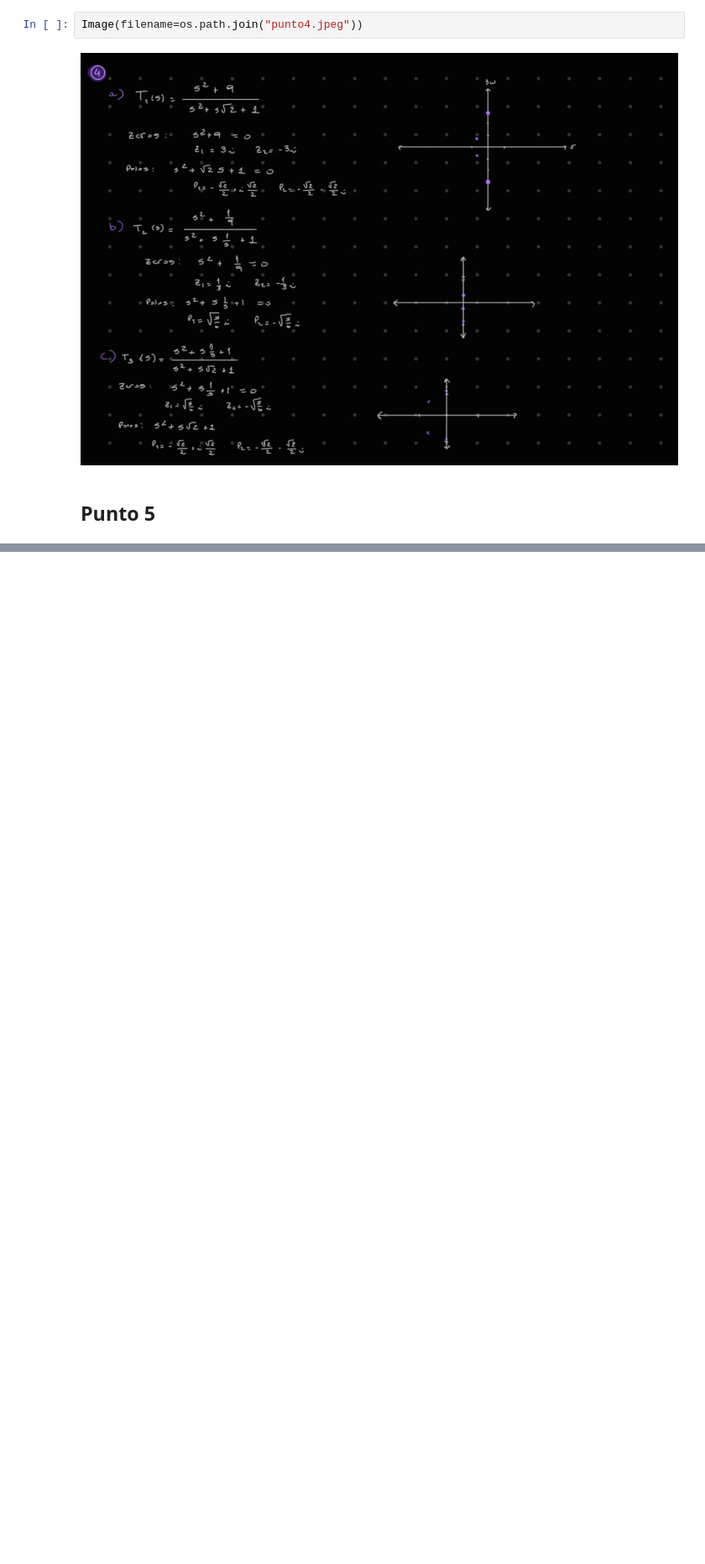
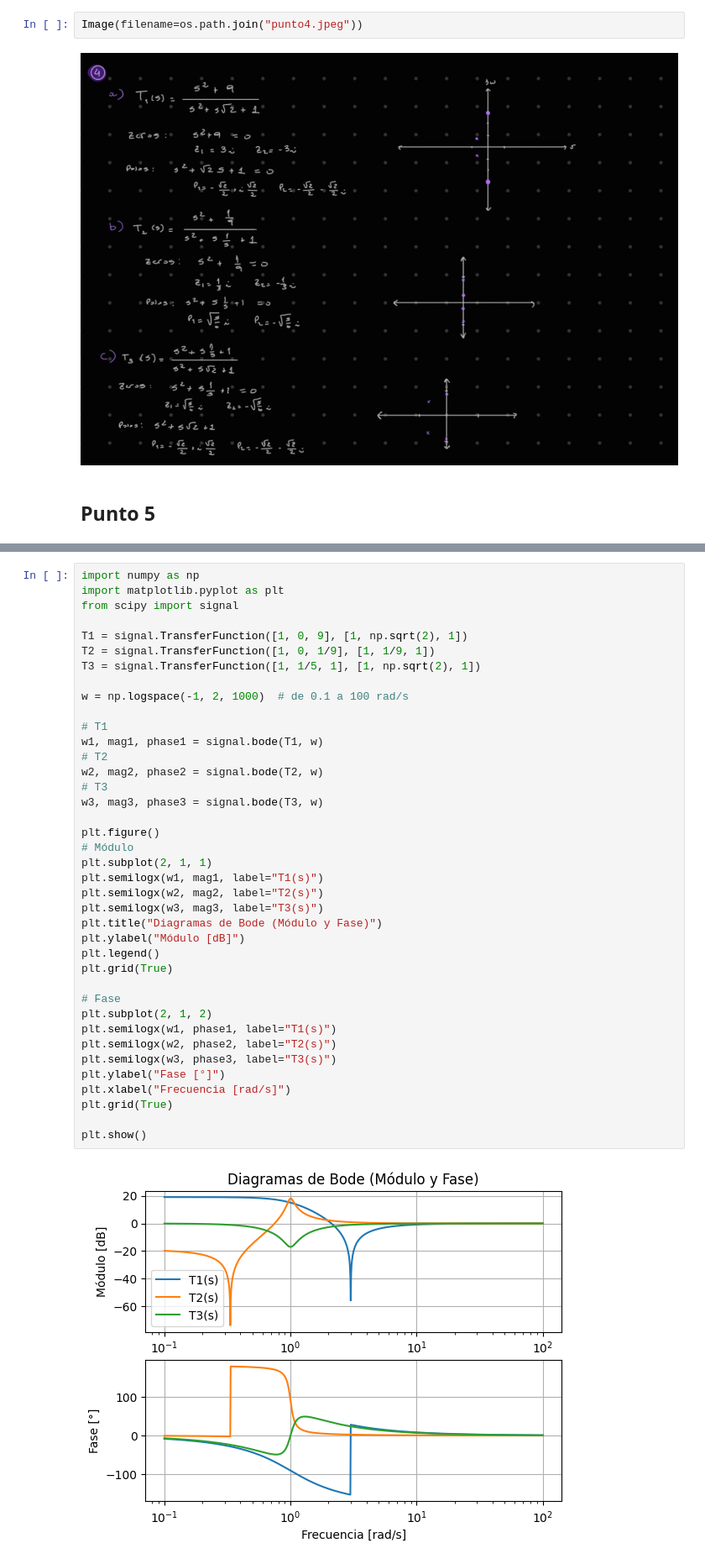
Before and after one commit to angiefantauzzofabio/APS, a Jupyter notebook: TS6/TS6.ipynb, the cells around one changed output, grey strips where cells are left out. Shown: that part at 84% size. Drawn from its saved outputs; the diff is of its cells as text; blank space fills up the shorter version.

```diff
--- a/TS6/TS6.ipynb
+++ b/TS6/TS6.ipynb
@@ -110,0 +125,41 @@ Image(filename=os.path.join("punto4.jpeg"))
+# %%
+import numpy as np
+import matplotlib.pyplot as plt
+from scipy import signal
+
+T1 = signal.TransferFunction([1, 0, 9], [1, np.sqrt(2), 1])
+T2 = signal.TransferFunction([1, 0, 1/9], [1, 1/9, 1])
+T3 = signal.TransferFunction([1, 1/5, 1], [1, np.sqrt(2), 1])
+
+w = np.logspace(-1, 2, 1000)  # de 0.1 a 100 rad/s
+
+# T1
+w1, mag1, phase1 = signal.bode(T1, w)
+# T2
+w2, mag2, phase2 = signal.bode(T2, w)
+# T3
+w3, mag3, phase3 = signal.bode(T3, w)
+
+plt.figure()
+# Módulo
+plt.subplot(2, 1, 1)
+plt.semilogx(w1, mag1, label="T1(s)")
+plt.semilogx(w2, mag2, label="T2(s)")
+plt.semilogx(w3, mag3, label="T3(s)")
+plt.title("Diagramas de Bode (Módulo y Fase)")
+plt.ylabel("Módulo [dB]")
+plt.legend()
+plt.grid(True)
+
+# Fase
+plt.subplot(2, 1, 2)
+plt.semilogx(w1, phase1, label="T1(s)")
+plt.semilogx(w2, phase2, label="T2(s)")
+plt.semilogx(w3, phase3, label="T3(s)")
+plt.ylabel("Fase [°]")
+plt.xlabel("Frecuencia [rad/s]")
+plt.grid(True)
+
+plt.show()
+# %% [output]
+[figure, added]
```
Also changed, not shown: parts of 8 cells of this notebook, 5 other files.
